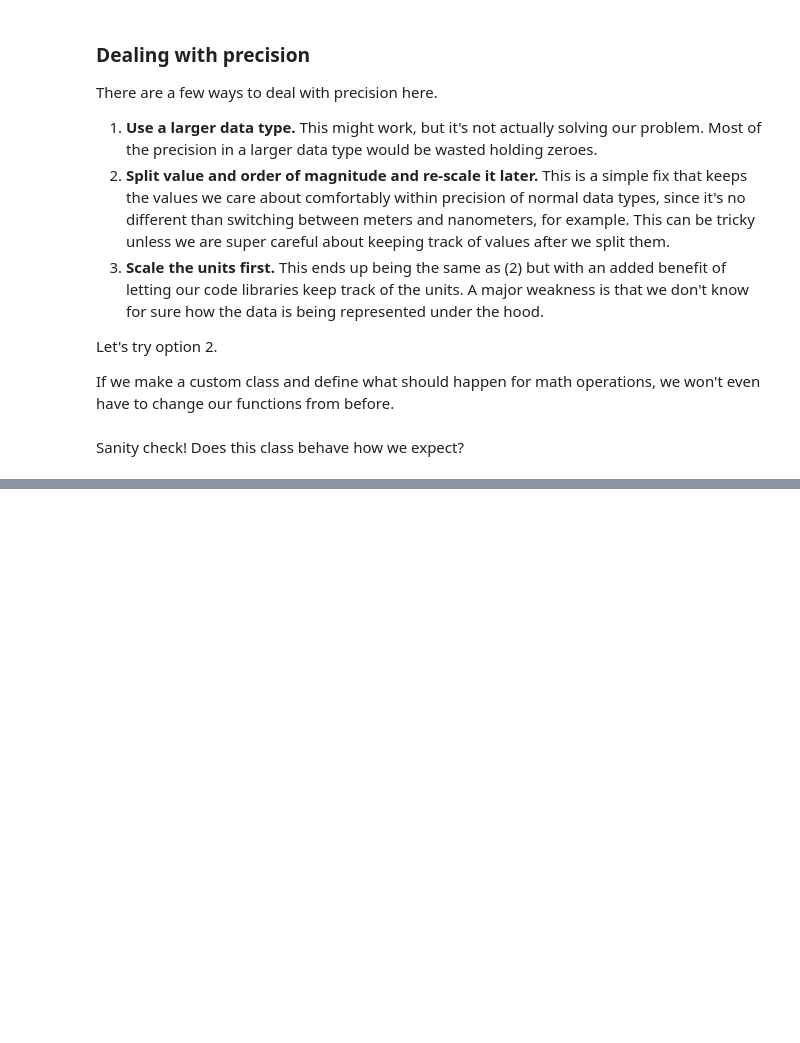
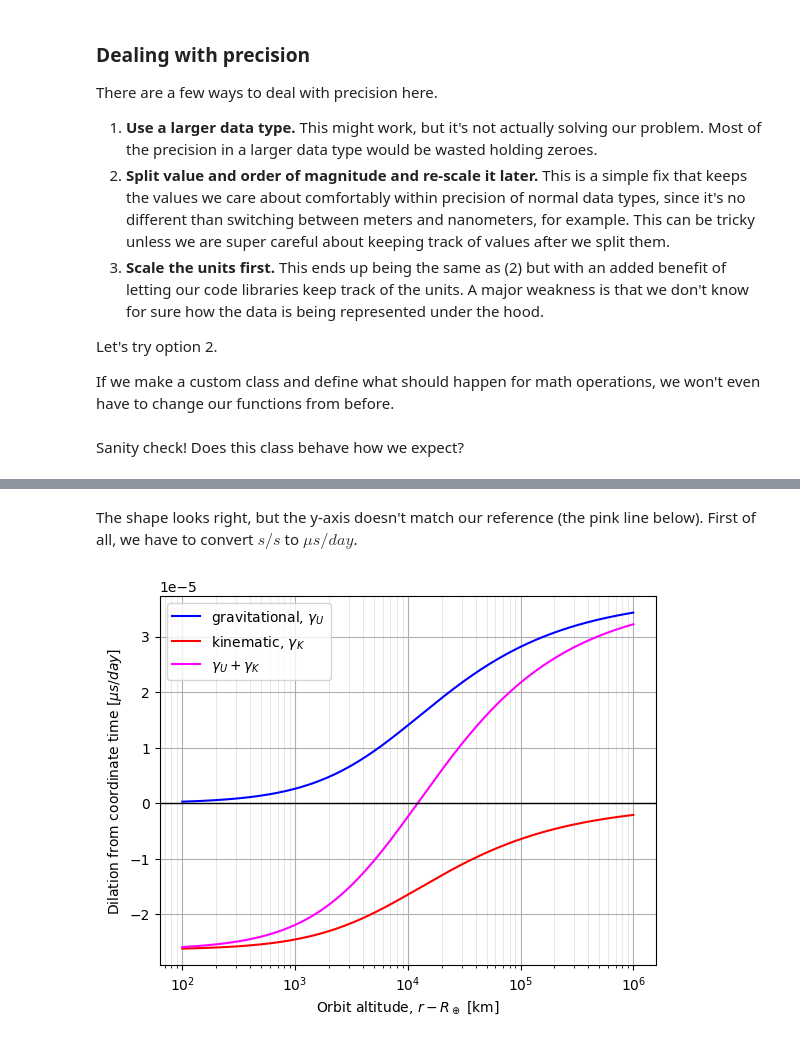
Before and after one commit to philiplinden/spacetime, a Jupyter notebook: learning/notebooks/time_dilation.ipynb, the cells around one changed output, grey strips where cells are left out. Cells and saved outputs as stored; diff of their text form; code cells hidden in the pictures; blank space fills up the shorter version.

```diff
--- a/learning/notebooks/time_dilation.ipynb
+++ b/learning/notebooks/time_dilation.ipynb
@@ -528,0 +646,19 @@ def to_us_per_day(dsec_per_sec):
+# %% [markdown]
+The shape looks right, but the y-axis doesn't match our reference (the pink line below). First of all, we have to convert $s/s$ to $\mu s/day$.
+# %%
+scaled_grav_dilation = [gamma.to(u.us / u.day) for gamma in rel_grav_dilation]
+scaled_kinematic_dilation = [gamma.to(u.us / u.day) for gamma in rel_kinematic_dilation]
+scaled_total_dilation = np.sum([
+    scaled_grav_dilation,
+    scaled_kinematic_dilation,
+    ], axis=0
+)
+plot_dilation(
+    altitudes,
+    scaled_grav_dilation,
+    scaled_kinematic_dilation,
+    scaled_total_dilation,
+    yunit='$[\mu s / day]$'
+)
+# %% [output]
+[figure, added]
```
Also changed, not shown: parts of 23 cells of this notebook.
